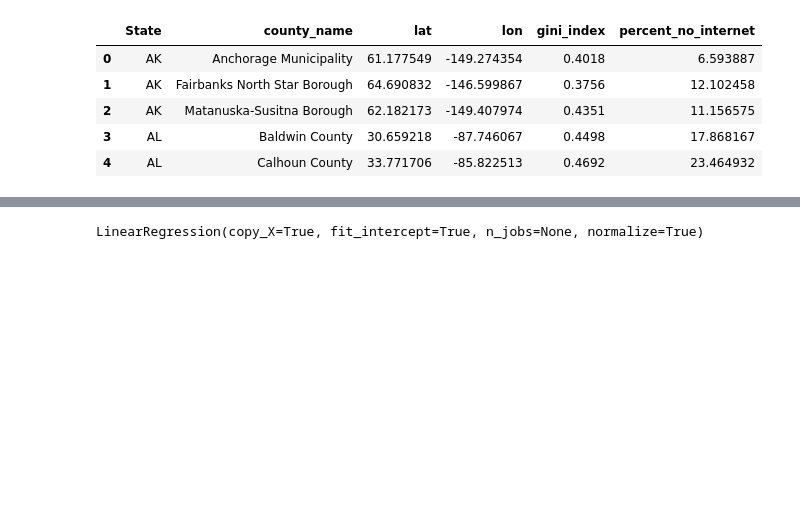
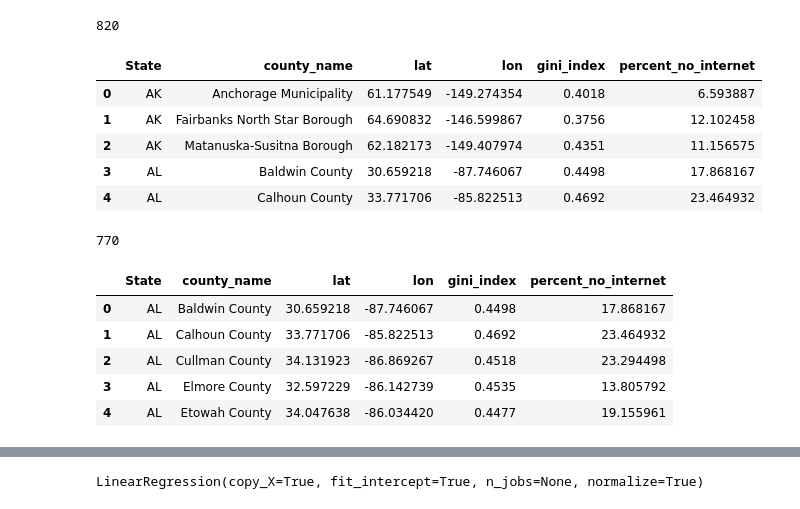
Before and after one commit to MLenaBleile/ConsultingProject, a Jupyter notebook: OutlierAnalysis.ipynb, the cells around one changed output, grey strips where cells are left out. Saved outputs shown, nothing was run; the diff lists cells and outputs as text; code cells hidden in the pictures; blank space fills up the shorter version.

```diff
--- a/OutlierAnalysis.ipynb
+++ b/OutlierAnalysis.ipynb
@@ -61,10 +59,47 @@ df.head()
+# %%
+def spend_county_state_map(spend, ACS, covid=None, popstring='tot', imputeval='Missing'):
+    val_count = spend['county_name'].value_counts()
+    dupes = [i for i in val_count.index if val_count[i]!=1]
+    spend['State'] = ''
+    for idx in spend.index:
+        if spend.loc[idx, 'county_name'] in dupes:
+            # Get a subset of the ACS data that matches entry county name
+            ACS_sub = ACS[ACS['county_name']==spend.loc[idx, 'county_name']][['county_name',popstring,'State']]
+            # calculate the difference between spend entry and ACS populations
+            ACS_sub['diffs'] = np.abs(spend.loc[idx, 'population']-ACS_sub[popstring])
+            # assign the lowest difference to the spending df
+            try:
+                spend.loc[idx,'State']= ACS_sub[ACS_sub['diffs']==min(ACS_sub['diffs'])]['State'].values[0]
+            except:
+                spend.loc[idx,'State']= imputeval
+
+            # Current implementation allows for multiple entries of the same county into different records
+            # in the spending df which is impossible. Consider implementing a low pass filter with the
+            # alternative case being unknown or a counter for number of assignments
+
+        elif covid != None:
+            val = spend['county_name'][idx]
+            #print(val)
+            #print(covid[covid['county_name']==val].State.values[0])
+            #print(spend.head())
+            try:
+                spend.loc[idx, 'State'] = covid[covid['county_name']==val].State.values[0]
+            except:
+                spend.loc[idx, 'State'] = imputeval
+        else:
+            spend.loc[idx, 'State'] = imputeval
+
+    return spend
+county_spending = spend_county_state_map(county_spending, newacs, popstring='population', imputeval=np.nan)
 # %%
 inter = pd.read_csv('kaggle_internet.csv')
 inter=inter.rename(columns={'state':'State', 'county':'county_name'})
 inter.head()
 dfgini = inter[['State', 'county_name','lat','lon','gini_index', 'percent_no_internet']]
+print(len(dfgini.index))
 dfgini.head()
 # %% [output]
+820
 |  | State | county_name | lat | lon | gini_index | percent_no_internet |
 | 0 | AK | Anchorage Municipality | 61.177549 | -149.274354 | 0.4018 | 6.593887 |
 | 1 | AK | Fairbanks North Star Borough | 64.690832 | -146.599867 | 0.3756 | 12.102458 |
@@ -75,0 +109,15 @@ df2 = get_county_spending()
+# %%
+dfgini2=dfgini
+dfgini2.index=dfgini2['county_name']
+dfgini2=dfgini2.drop(index=set(dfgini['county_name']).difference(county_spending['county_name']))
+print(len(dfgini2.index))
+dfgini2.index=range(len(dfgini2.index))
+dfgini2.head()
+# %% [output]
+770
+|  | State | county_name | lat | lon | gini_index | percent_no_internet |
+| 0 | AL | Baldwin County | 30.659218 | -87.746067 | 0.4498 | 17.868167 |
+| 1 | AL | Calhoun County | 33.771706 | -85.822513 | 0.4692 | 23.464932 |
+| 2 | AL | Cullman County | 34.131923 | -86.869267 | 0.4518 | 23.294498 |
+| 3 | AL | Elmore County | 32.597229 | -86.142739 | 0.4535 | 13.805792 |
+| 4 | AL | Etowah County | 34.047638 | -86.034420 | 0.4477 | 19.155961 |
```
Also changed, not shown: parts of 14 cells of this notebook.
